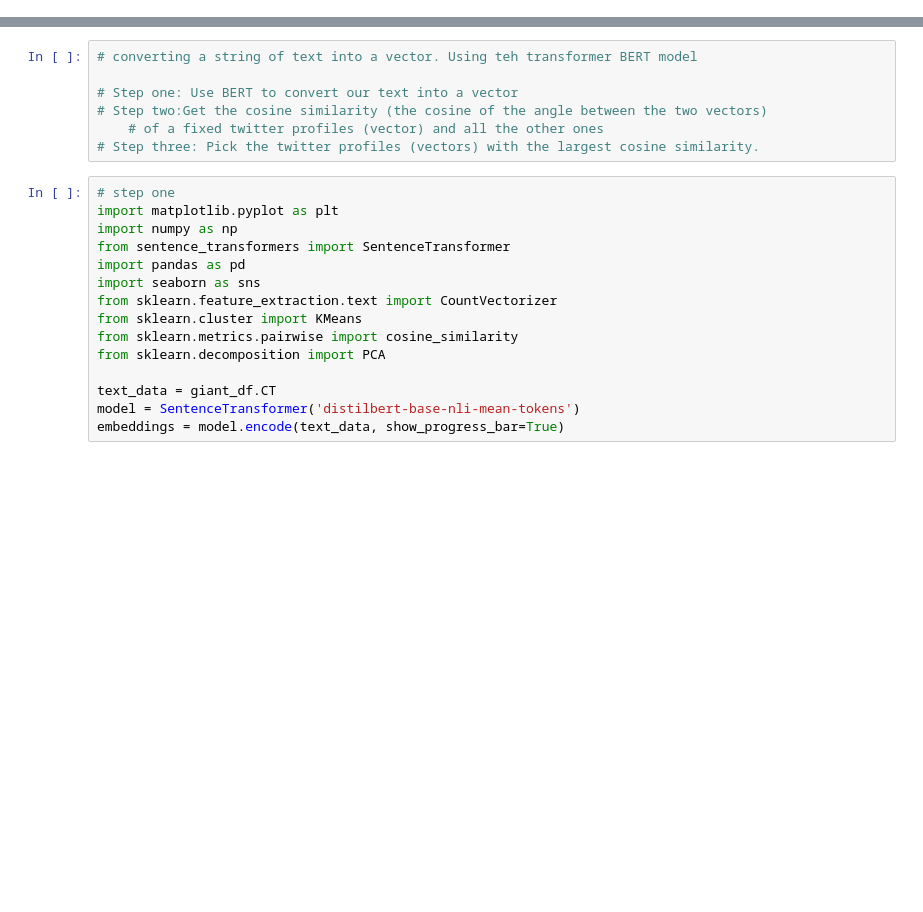
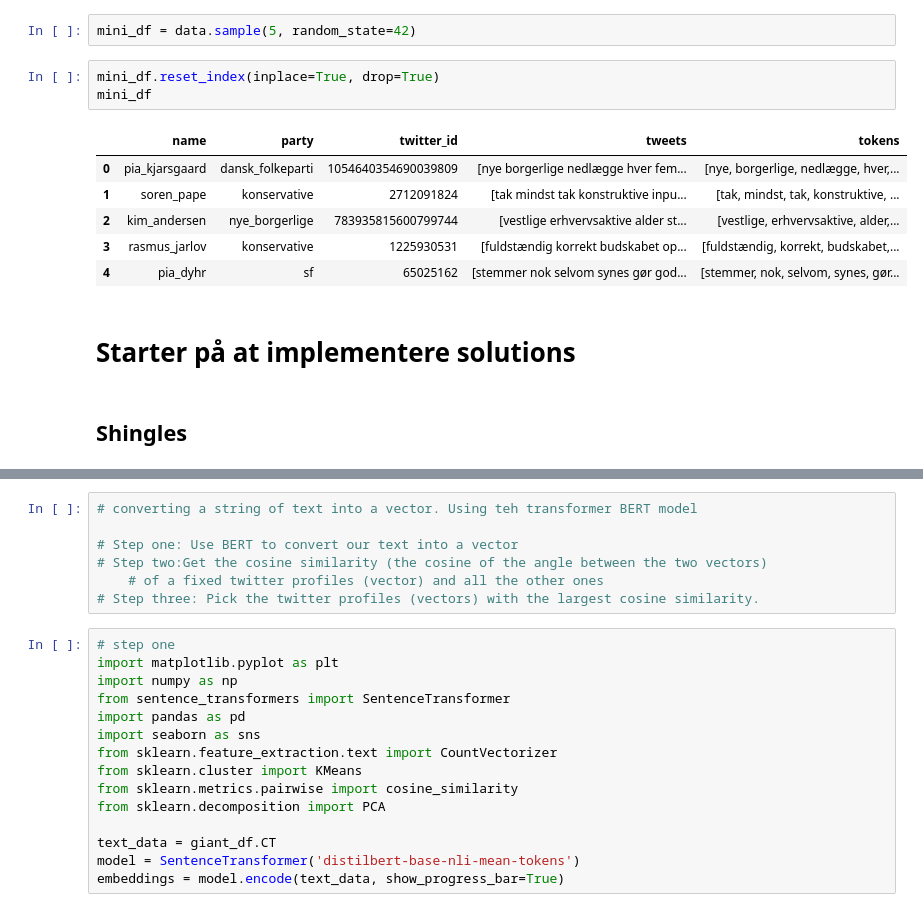
Before and after one commit to s180820/02807_dkpol, a Jupyter notebook: kat_tester.ipynb, the cells around one changed output, grey strips where cells are left out. Drawn from its saved outputs; the diff is of its cells as text; blank space fills up the shorter version.

Commit message:
minhash and shingles added in test

```diff
--- a/kat_tester.ipynb
+++ b/kat_tester.ipynb
@@ -87,0 +97,16 @@ jaccard_similarity(sentences[0], sentences[1])
+# %%
+mini_df = data.sample(5, random_state=42)
+# %%
+mini_df.reset_index(inplace=True, drop=True)
+mini_df
+# %% [output]
+|  | name | party | twitter_id | tweets | tokens |
+| 0 | pia_kjarsgaard | dansk_folkeparti | 1054640354690039809 | [nye borgerlige nedlægge hver fem... | [nye, borgerlige, nedlægge, hver,... |
+| 1 | soren_pape | konservative | 2712091824 | [tak mindst tak konstruktive inpu... | [tak, mindst, tak, konstruktive, ... |
+| 2 | kim_andersen | nye_borgerlige | 783935815600799744 | [vestlige erhvervsaktive alder st... | [vestlige, erhvervsaktive, alder,... |
+| 3 | rasmus_jarlov | konservative | 1225930531 | [fuldstændig korrekt budskabet op... | [fuldstændig, korrekt, budskabet,... |
+| 4 | pia_dyhr | sf | 65025162 | [stemmer nok selvom synes gør god... | [stemmer, nok, selvom, synes, gør... |
+# %% [markdown]
+# Starter på at implementere solutions
+# %% [markdown]
+## Shingles
```
Also changed, not shown: parts of 23 cells of this notebook.
